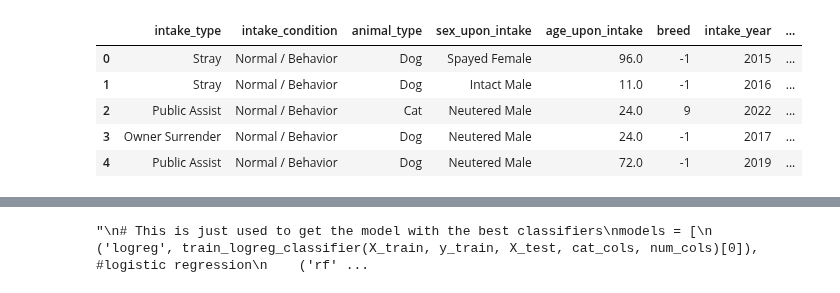
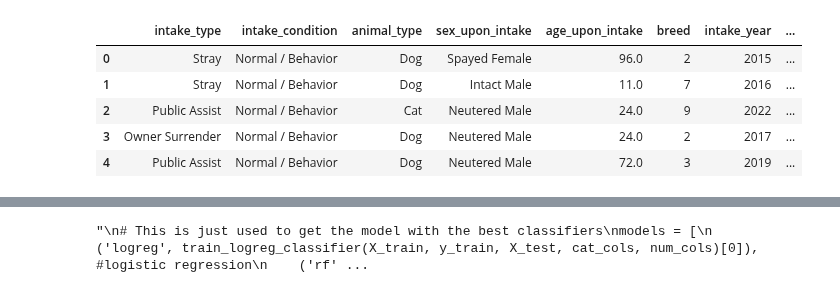
Before and after one commit to nneomaonochie/ml1-animal-data, a Jupyter notebook: voting.ipynb, the cells around one changed output, grey strips where cells are left out. Saved outputs shown, nothing was run; the diff lists cells and outputs as text; code cells hidden in the pictures.

```diff
--- a/voting.ipynb
+++ b/voting.ipynb
@@ -105,32 +143,36 @@ def train_voting_classifier(X_train, y_train, X_test, models, voting='soft'):
 # %%
 df_train = bucket_seasons(df_train)
 df_test = bucket_seasons(df_test)
 
 df_train = bucket_days(df_train)
 df_test = bucket_days(df_test)
 
 df_train['breed'] = df_train['breed'].astype(str)
 df_test['breed'] = df_test['breed'].astype(str)
 
 df_train = df_train.drop(columns=['size', 'intake_hour', 'intake_month'])
 df_test = df_test.drop(columns=['size', 'intake_hour', 'intake_month'])
 
+
+
 # breed is encoded, but dont fret
 def encode_breed(val):
     if isinstance(val, int):
         return val  # Keep numeric as-is
-    mapping = {'Common': 9, 'Rare': 10, 'Unknown': 11}
+    mapping = {'0' : 0, '1' : 1, '2' : 2, '3' : 3, '4' : 4, '5' : 5, '6' : 6, '7' : 7, '8' : 8, 'Common': 9, 'Rare': 10, 'Unknown': 11}
     return mapping.get(val, -1)  # Return -1 for unexpected values (or handle as needed)
 
 # Apply transformation
 df_train['breed'] = df_train['breed'].apply(encode_breed)
 df_test['breed'] = df_test['breed'].apply(encode_breed)
 
+
+
 df_train.head()
 # %% [output]
 |  | intake_type | intake_condition | animal_type | sex_upon_intake | age_upon_intake | breed | intake_year | ... |
-| 0 | Stray | Normal / Behavior | Dog | Spayed Female | 96.0 | -1 | 2015 | ... |
-| 1 | Stray | Normal / Behavior | Dog | Intact Male | 11.0 | -1 | 2016 | ... |
+| 0 | Stray | Normal / Behavior | Dog | Spayed Female | 96.0 | 2 | 2015 | ... |
+| 1 | Stray | Normal / Behavior | Dog | Intact Male | 11.0 | 7 | 2016 | ... |
 | 2 | Public Assist | Normal / Behavior | Cat | Neutered Male | 24.0 | 9 | 2022 | ... |
-| 3 | Owner Surrender | Normal / Behavior | Dog | Neutered Male | 24.0 | -1 | 2017 | ... |
-| 4 | Public Assist | Normal / Behavior | Dog | Neutered Male | 72.0 | -1 | 2019 | ... |
+| 3 | Owner Surrender | Normal / Behavior | Dog | Neutered Male | 24.0 | 2 | 2017 | ... |
+| 4 | Public Assist | Normal / Behavior | Dog | Neutered Male | 72.0 | 3 | 2019 | ... |
```
Also changed, not shown: parts of 10 cells of this notebook, 8 other files.
